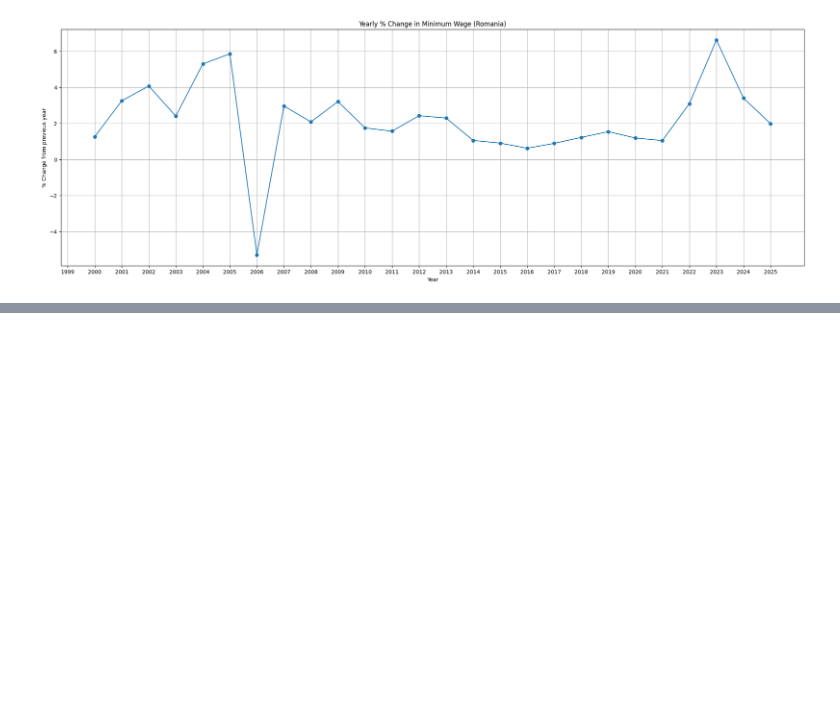
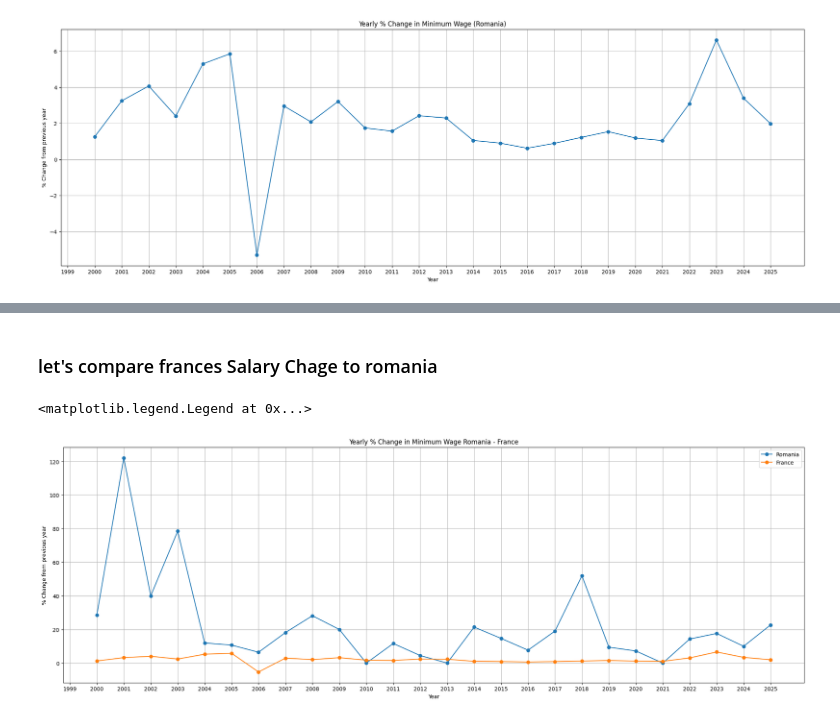
Before and after one commit to TudorMurariu/minimum-wage-study, a Jupyter notebook: france.ipynb, the cells around one changed output, grey strips where cells are left out. Cells and saved outputs as stored; diff of their text form; code cells hidden in the pictures; blank space fills up the shorter version.

```diff
--- a/france.ipynb
+++ b/france.ipynb
@@ -37,0 +63,34 @@ plt.grid()
+# %% [markdown]
+### let's compare frances Salary Chage to romania
+# %%
+romania_minimum_wage_salaries = minimum_wage[(minimum_wage.geo == 'RO') & (minimum_wage.Currency == 'National currency') & (minimum_wage.TIME_PERIOD.str.endswith('S1'))][['TIME_PERIOD', 'OBS_VALUE']]
+
+romania_minimum_wage_salaries.TIME_PERIOD = romania_minimum_wage_salaries.TIME_PERIOD.replace(r"-S1$", "", regex=True)
+romania_minimum_wage_salaries.TIME_PERIOD = romania_minimum_wage_salaries.TIME_PERIOD.astype(int)
+romania_minimum_wage_salaries["pct_change"] = romania_minimum_wage_salaries.OBS_VALUE.pct_change() * 100
+
+plt.figure(figsize=(25, 8))
+
+plt.plot(
+    romania_minimum_wage_salaries["TIME_PERIOD"],
+    romania_minimum_wage_salaries["pct_change"],
+    marker="o",
+    label='Romania'
+)
+
+plt.plot(
+    france_minimum_wage_salaries["TIME_PERIOD"],
+    france_minimum_wage_salaries["pct_change"],
+    marker="o",
+    label='France'
+)
+
+plt.xlabel("Year")
+plt.ylabel("% Change from previous year")
+plt.title("Yearly % Change in Minimum Wage Romania - France")
+plt.xticks(romania_minimum_wage_salaries.TIME_PERIOD)
+plt.legend()
+plt.grid()
+# %% [output]
+<matplotlib.legend.Legend at 0x...>
+[figure, added]
```
Also changed, not shown: parts of 1 cell of this notebook.
